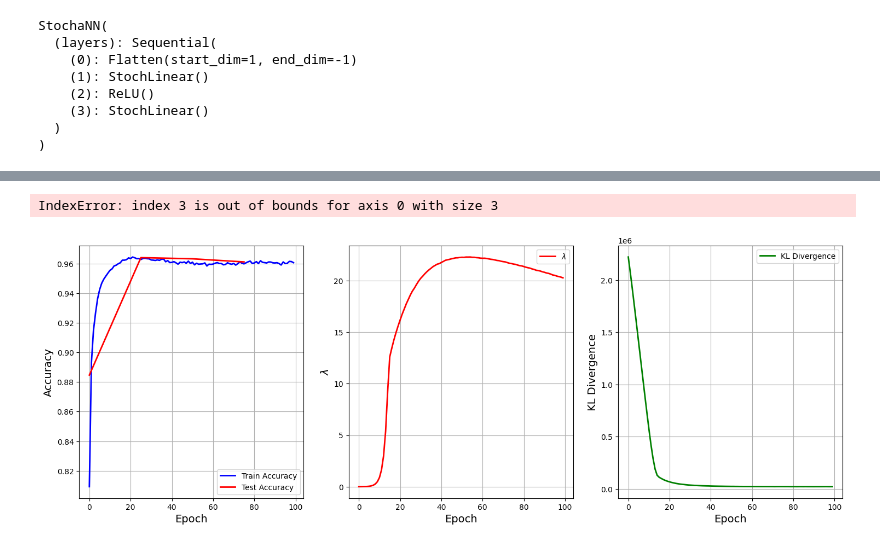
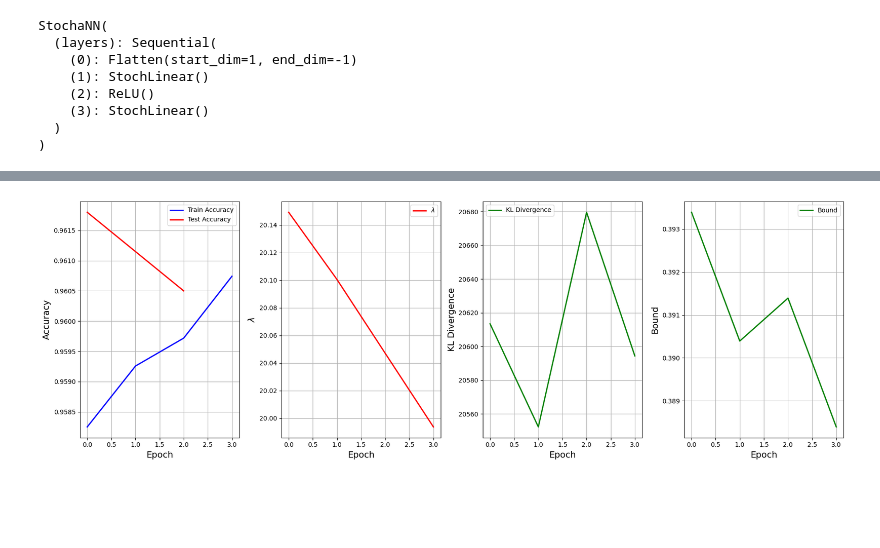
Before and after one commit to Antoinelunven/Bayesian_ML, a Jupyter notebook: Projet_PAC_Bayes.ipynb, the cells around one changed output, grey strips where cells are left out. Saved outputs shown, nothing was run; the diff lists cells and outputs as text; code cells hidden in the pictures; blank space fills up the shorter version.

Commit message:
update plots

```diff
--- a/Projet_PAC_Bayes.ipynb
+++ b/Projet_PAC_Bayes.ipynb
@@ -510,6 +510,7 @@ epochs = 1000
 initial_lr = 0.001  # First 150,000 iterations
 lr_drop_epoch = 250  # Drop learning rate at 150,000 iterations
 lr_factor = 0.1  # Reduce learning rate by lr_factor
+eval_freq = 100  # Evaluate every 100 epochs
 
 # Initialize RMSprop optimizer (with alpha=0.9 as in the paper)
 optimizer_sto = torch.optim.RMSprop([
@@ -517,7 +518,7 @@ optimizer_sto = torch.optim.RMSprop([
     {'params': pac_bound.log_lambda_, 'lr': initial_lr}
 ])
 
-lambdas, train_accs, b_re_values, kl_values, bounds = [], [], [], [], []
+lambdas, train_accs, test_accs, b_re_values, kl_values, bounds, idx = [], [], [], [], [], []
 
 for epoch in range(epochs):
     _ts = ts.perf_counter()
@@ -529,6 +530,12 @@ for epoch in range(epochs):
 
     # Run one training epoch
     train_res = train_epoch(train_loader, stoch_model, pac_bound.train_bound, optimizer_sto)
+    if epoch % eval_freq == 0:
+        # Evaluate the model on the test set
+        eval_res = eval_model(test_loader, stoch_model, pac_bound.train_bound)
+        test_accs.append(eval_res['stats']['accuracy'])
+        idx.append(epoch)
+        print(f'**** Epoch {epoch + 1} / {epochs}: Test accuracy: {test_accs[-1]} ****')
     train_accs.append(train_res['stats']['accuracy'])
 
     # Compute PAC-Bayes metrics
@@ -545,10 +552,11 @@ for epoch in range(epochs):
 
 
 # Plots
-f, arr = plt.subplots(1, 3, figsize=(18, 6))
+f, arr = plt.subplots(1, 4, figsize=(18, 6))
 
 arr[0].plot(train_accs, lw=2, label="Train Accuracy", color="blue")
-arr[0].set_ylabel("Train Accuracy", fontsize=14)
+arr[0].plot(idx, test_accs, lw=2, label="Test Accuracy", color="red")
+arr[0].set_ylabel("Accuracy", fontsize=14)
 arr[0].set_xlabel("Epoch", fontsize=14)
 arr[0].legend()
 arr[0].grid()
@@ -566,6 +574,13 @@ arr[2].set_xlabel("Epoch", fontsize=14)
 arr[2].legend()
 arr[2].grid()
 
+# Plot Bound
+arr[3].plot(bounds, lw=2, label="Bound", color="green")
+arr[3].set_ylabel("Bound", fontsize=14)
+arr[3].set_xlabel("Epoch", fontsize=14)
+arr[3].legend()
+arr[3].grid()
+
 plt.tight_layout()
 plt.show()
 # %% [output]
@@ -916,11 +931,11 @@ import time as ts
 
 # Number of epochs to match the paper (200,000 iterations)
 
-epochs = 100
+epochs = 4
 initial_lr = 0.001  # First 150,000 iterations
 lr_drop_epoch = 250  # Drop learning rate at 150,000 iterations
 lr_factor = 0.1  # Reduce learning rate by lr_factor
-eval_freq = 25
+eval_freq = 2
 
 # Initialize RMSprop optimizer (with alpha=0.9 as in the paper)
 optimizer_sto = torch.optim.RMSprop([
@@ -1016,2 +1018 @@ Epoch 100 / 100: Train Acc = 0.9606, λ = 20.2689, Bound:0.3904, B_RE = 0.3462,
-IndexError: index 3 is out of bounds for axis 0 with size 3
-[figure, old version]
+[figure, new version]
```
Also changed, not shown: parts of 2 cells of this notebook.
